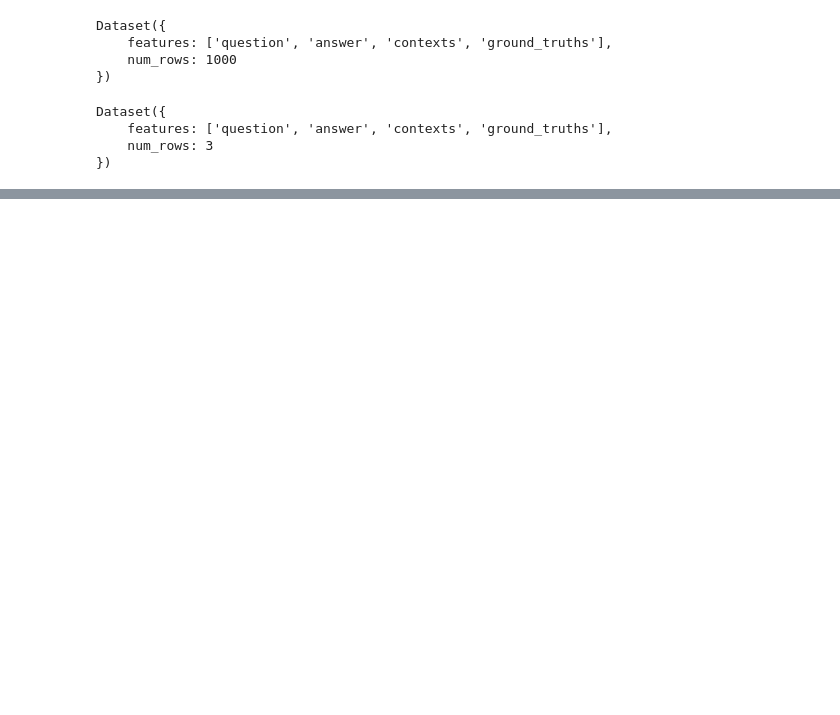
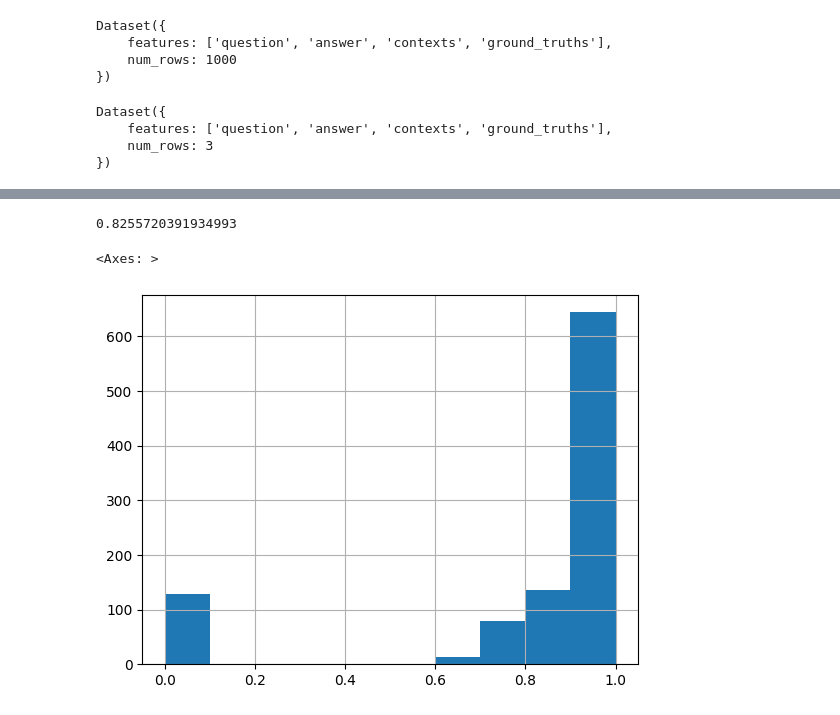
Before and after one commit to OctoConsulting/comma-chameleons, a Jupyter notebook: Experiments/Testing/hello_ragas.ipynb, the cells around one changed output, grey strips where cells are left out. Drawn from its saved outputs; the diff is of its cells as text; code cells hidden in the pictures; blank space fills up the shorter version.

```diff
--- a/Experiments/Testing/hello_ragas.ipynb
+++ b/Experiments/Testing/hello_ragas.ipynb
@@ -191,0 +240,3 @@ evaluating with [harmfulness]
+# %%
+recall_score = df_test_results[['pubid','comma_source']].copy()
+recall_score
@@ -191,0 +257,26 @@ evaluating with [harmfulness]
+# %%
+def match_type(row):
+    if pd.isna(row['comma_source']):
+        return 0
+
+    # Split the comma_source string into a list of strings, then convert each string to an integer
+    source_list = list(map(int, row['comma_source'].split(', ')))
+
+
+    # Check if all elements in source_list are the same as pubid
+    if all(x == row['pubid'] for x in source_list):
+        return 1
+    elif row['pubid'] in source_list:
+        x = len(source_list) - 1
+        return 20/(20 + x^2)
+    else:
+        return 0
+
+# Apply the function to each row and store the result in a new column 'match'
+recall_score['recall_score'] = recall_score.apply(match_type, axis=1)
+print(recall_score['recall_score'].mean())
+recall_score['recall_score'].hist()
+# %% [output]
+0.8255720391934993
+<Axes: >
+[figure, added]
```
Also changed, not shown: parts of 21 cells of this notebook, 6 other files.
